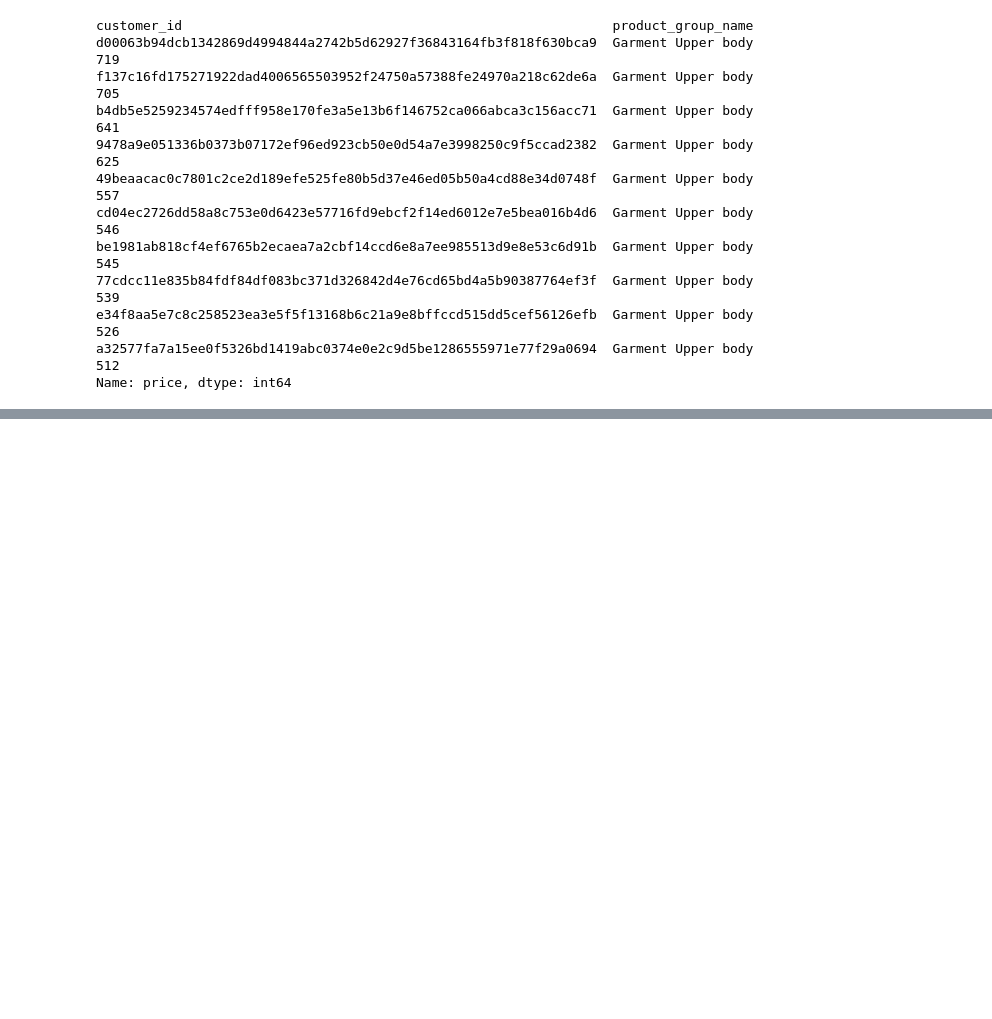
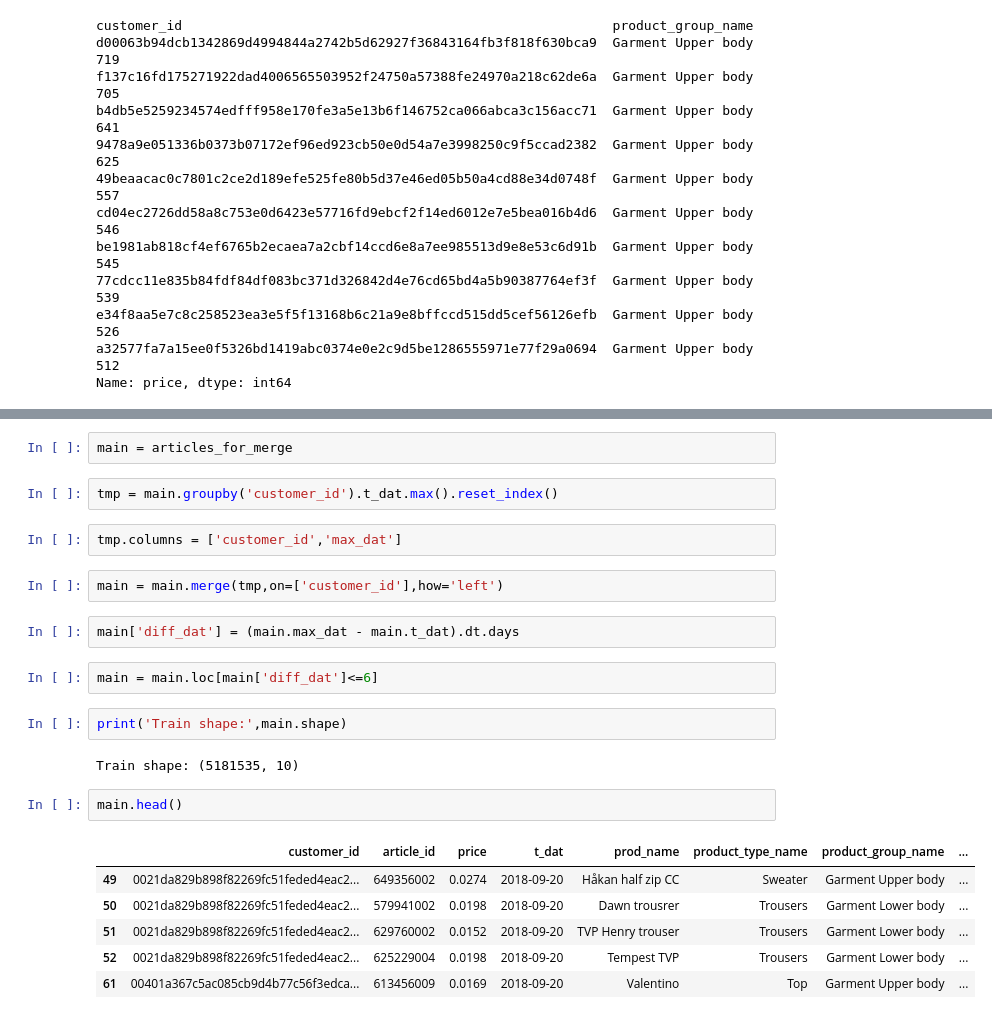
Before and after one commit to MichaelWoo-git/Personalized_Fashion_Recommendations, a Jupyter notebook: Personalization_Recommendation_Sys.ipynb, the cells around one changed output, grey strips where cells are left out. Saved outputs shown, nothing was run; the diff lists cells and outputs as text; blank space fills up the shorter version.

```diff
--- a/Personalization_Recommendation_Sys.ipynb
+++ b/Personalization_Recommendation_Sys.ipynb
@@ -441,0 +349,25 @@ val_ds = val_ds.cache().prefetch(buffer_size=AUTOTUNE)
+# %%
+main = articles_for_merge
+# %%
+tmp = main.groupby('customer_id').t_dat.max().reset_index()
+# %%
+tmp.columns = ['customer_id','max_dat']
+# %%
+main = main.merge(tmp,on=['customer_id'],how='left')
+# %%
+main['diff_dat'] = (main.max_dat - main.t_dat).dt.days
+# %%
+main = main.loc[main['diff_dat']<=6]
+# %%
+print('Train shape:',main.shape)
+# %% [output]
+Train shape: (5181535, 10)
+# %%
+main.head()
+# %% [output]
+|  | customer_id | article_id | price | t_dat | prod_name | product_type_name | product_group_name | ... |
+| 49 | 0021da829b898f82269fc51feded4eac2... | 649356002 | 0.0274 | 2018-09-20 | Håkan half zip CC | Sweater | Garment Upper body | ... |
+| 50 | 0021da829b898f82269fc51feded4eac2... | 579941002 | 0.0198 | 2018-09-20 | Dawn trousrer | Trousers | Garment Lower body | ... |
+| 51 | 0021da829b898f82269fc51feded4eac2... | 629760002 | 0.0152 | 2018-09-20 | TVP Henry trouser | Trousers | Garment Lower body | ... |
+| 52 | 0021da829b898f82269fc51feded4eac2... | 625229004 | 0.0198 | 2018-09-20 | Tempest TVP | Trousers | Garment Lower body | ... |
+| 61 | 00401a367c5ac085cb9d4b77c56f3edca... | 613456009 | 0.0169 | 2018-09-20 | Valentino | Top | Garment Upper body | ... |
```
Also changed, not shown: parts of 47 cells of this notebook, 1 other file.
